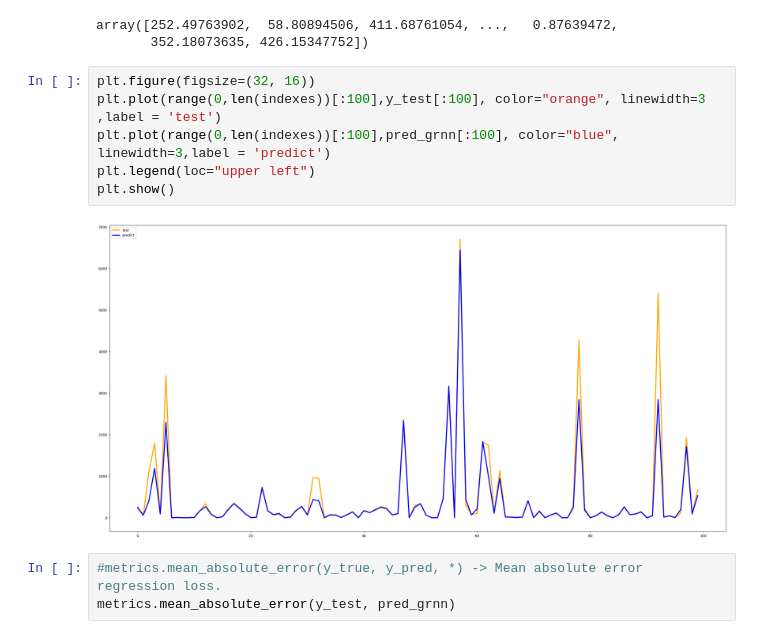
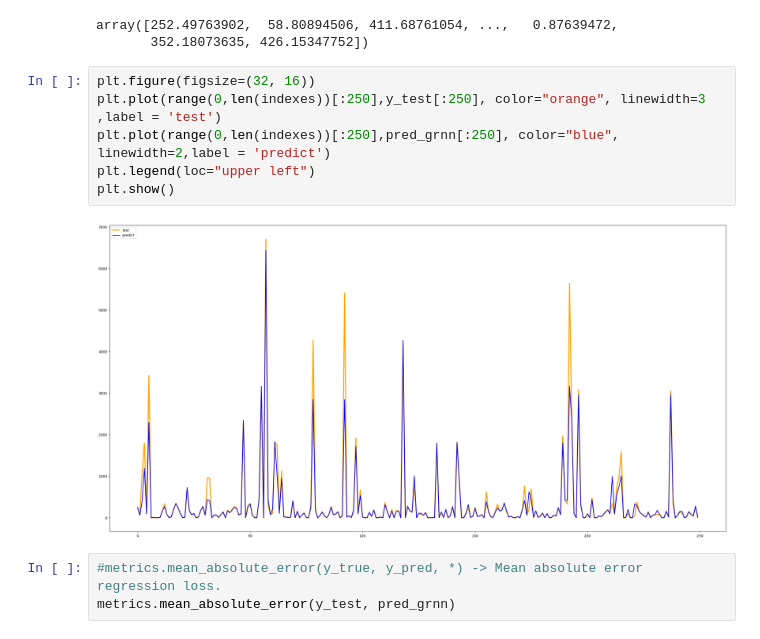
Before and after one commit to berkeryilmaz/HepML, a Jupyter notebook: rpc Ml.ipynb, the cells around one changed output. Drawn from its saved outputs; the diff is of its cells as text.

```diff
--- a/rpc Ml.ipynb
+++ b/rpc Ml.ipynb
@@ -459,12 +459,12 @@ array([252.49763902,  58.80894506, 411.68761054, ...,   0.87639472,
        352.18073635, 426.15347752])
 # %%
 plt.figure(figsize=(32, 16))
-plt.plot(range(0,len(indexes))[:100],y_test[:100], color="orange", linewidth=3 ,label = 'test')
-plt.plot(range(0,len(indexes))[:100],pred_grnn[:100], color="blue", linewidth=3,label = 'predict')
+plt.plot(range(0,len(indexes))[:250],y_test[:250], color="orange", linewidth=3 ,label = 'test')
+plt.plot(range(0,len(indexes))[:250],pred_grnn[:250], color="blue", linewidth=2,label = 'predict')
 plt.legend(loc="upper left")
 plt.show()
 # %% [output]
-[figure, old version]
+[figure, new version]
 # %%
 #metrics.mean_absolute_error(y_true, y_pred, *) -> Mean absolute error regression loss.
 metrics.mean_absolute_error(y_test, pred_grnn)
```
Also changed, not shown: parts of 1 cell of this notebook.
